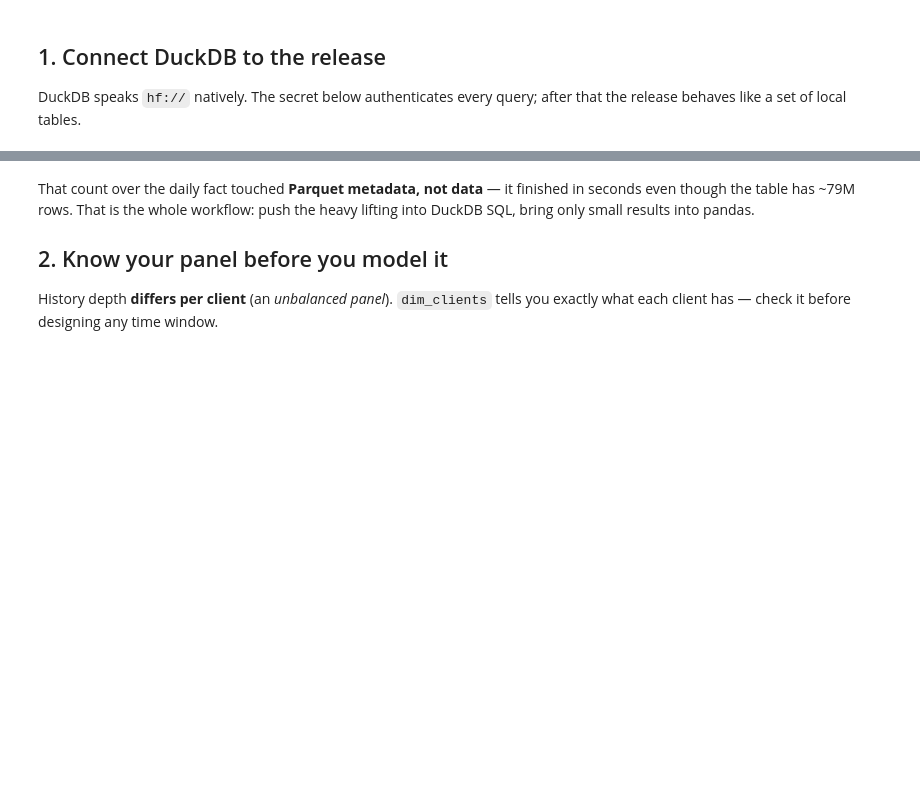
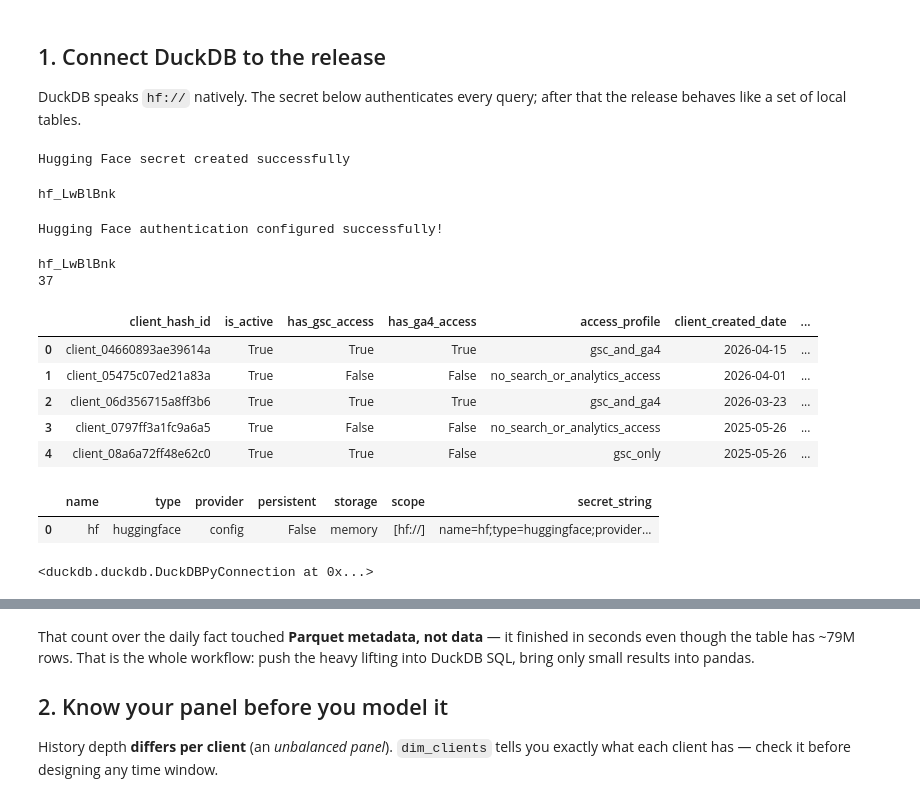
Before and after one commit to malaikasaleem944/malaika_flyrank, a Jupyter notebook: notebooks/03_working_with_the_full_release.ipynb, the cells around one changed output, grey strips where cells are left out. Cells and saved outputs as stored; diff of their text form; code cells hidden in the pictures; blank space fills up the shorter version.

```diff
--- a/notebooks/03_working_with_the_full_release.ipynb
+++ b/notebooks/03_working_with_the_full_release.ipynb
@@ -60,0 +45,65 @@ for name, src in TABLES.items():
+# %%
+import duckdb
+
+con = duckdb.connect()
+
+con.execute("DROP SECRET IF EXISTS hf")
+
+con.execute(f"""
+CREATE SECRET hf (
+    TYPE huggingface,
+    TOKEN '{HF_TOKEN}'
+)
+""")
+
+print("Hugging Face secret created successfully")
+# %% [output]
+Hugging Face secret created successfully
+# %%
+print(HF_TOKEN[:10])
+# %% [output]
+hf_LwBlBnk
+# %%
+con.execute(
+    f"CREATE OR REPLACE SECRET hf "
+    f"(TYPE huggingface, TOKEN '{HF_TOKEN}')"
+)
+
+print("Hugging Face authentication configured successfully!")
+# %% [output]
+Hugging Face authentication configured successfully!
+# %%
+print(HF_TOKEN[:10])
+print(len(HF_TOKEN))
+# %% [output]
+hf_LwBlBnk
+37
+# %%
+test = con.sql("""
+    SELECT *
+    FROM 'hf://datasets/FlyRank/internship-warehouse/dim_clients.parquet'
+    LIMIT 5
+""").df()
+
+test
+# %% [output]
+|  | client_hash_id | is_active | has_gsc_access | has_ga4_access | access_profile | client_created_date | ... |
+| 0 | client_04660893ae39614a | True | True | True | gsc_and_ga4 | 2026-04-15 | ... |
+| 1 | client_05475c07ed21a83a | True | False | False | no_search_or_analytics_access | 2026-04-01 | ... |
+| 2 | client_06d356715a8ff3b6 | True | True | True | gsc_and_ga4 | 2026-03-23 | ... |
+| 3 | client_0797ff3a1fc9a6a5 | True | False | False | no_search_or_analytics_access | 2025-05-26 | ... |
+| 4 | client_08a6a72ff48e62c0 | True | True | False | gsc_only | 2025-05-26 | ... |
+# %%
+con.sql("SELECT * FROM duckdb_secrets()").df()
+# %% [output]
+|  | name | type | provider | persistent | storage | scope | secret_string |
+| 0 | hf | huggingface | config | False | memory | [hf://] | name=hf;type=huggingface;provider... |
+# %%
+con.execute("""
+    CREATE OR REPLACE SECRET hf (
+        TYPE HUGGINGFACE,
+        TOKEN ?
+    )
+""", [HF_TOKEN])
+# %% [output]
+<duckdb.duckdb.DuckDBPyConnection at 0x...>
```
Also changed, not shown: parts of 9 cells of this notebook.
